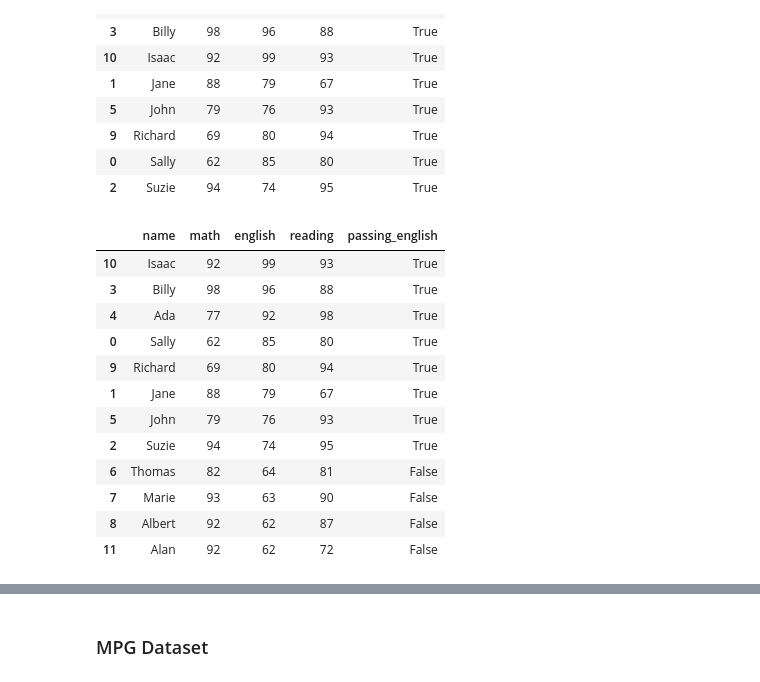
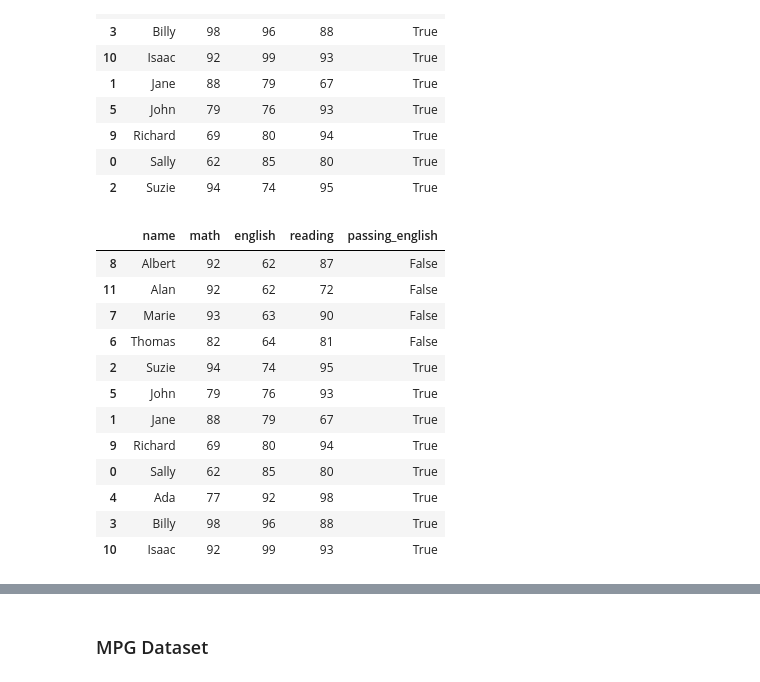
Before and after one commit to Zacharia-Schmitz/numpy-pandas-visualization-exercises, a Jupyter notebook: dataframes.ipynb, the cells around one changed output, grey strips where cells are left out. Drawn from its saved outputs; the diff is of its cells as text; code cells hidden in the pictures.

```diff
--- a/dataframes.ipynb
+++ b/dataframes.ipynb
@@ -26,7 +26,7 @@ stu_df = pd.DataFrame({'name': students,
 # %%
 # 1. Create a column named passing_english that indicates whether each student has a passing grade in english.
 
-stu_df['passing_english'] = stu_df.english > 70
+stu_df['passing_english'] = stu_df['english'] > 70
 
 stu_df
 # %% [output]
@@ -88,21 +88,21 @@ stu_df.sort_values(['passing_english', 'name'])
 # %%
 # 4. Sort the english grades first by passing_english, and then by the actual english grade, similar to how we did in the last step.
 
-stu_df.sort_values(['passing_english', 'english'], ascending=[False, False])
+stu_df.sort_values(['passing_english', 'english'])
 # %% [output]
 |  | name | math | english | reading | passing_english |
-| 10 | Isaac | 92 | 99 | 93 | True |
-| 3 | Billy | 98 | 96 | 88 | True |
-| 4 | Ada | 77 | 92 | 98 | True |
-| 0 | Sally | 62 | 85 | 80 | True |
-| 9 | Richard | 69 | 80 | 94 | True |
-| 1 | Jane | 88 | 79 | 67 | True |
-| 5 | John | 79 | 76 | 93 | True |
-| 2 | Suzie | 94 | 74 | 95 | True |
-| 6 | Thomas | 82 | 64 | 81 | False |
-| 7 | Marie | 93 | 63 | 90 | False |
 | 8 | Albert | 92 | 62 | 87 | False |
 | 11 | Alan | 92 | 62 | 72 | False |
+| 7 | Marie | 93 | 63 | 90 | False |
+| 6 | Thomas | 82 | 64 | 81 | False |
+| 2 | Suzie | 94 | 74 | 95 | True |
+| 5 | John | 79 | 76 | 93 | True |
+| 1 | Jane | 88 | 79 | 67 | True |
+| 9 | Richard | 69 | 80 | 94 | True |
+| 0 | Sally | 62 | 85 | 80 | True |
+| 4 | Ada | 77 | 92 | 98 | True |
+| 3 | Billy | 98 | 96 | 88 | True |
+| 10 | Isaac | 92 | 99 | 93 | True |
 # %%
 # 5. Calculate each students overall grade and add it as a column on the dataframe.
 # The overall grade is the average of the math, english, and reading grades.
```
Also changed, not shown: parts of 10 cells of this notebook.
